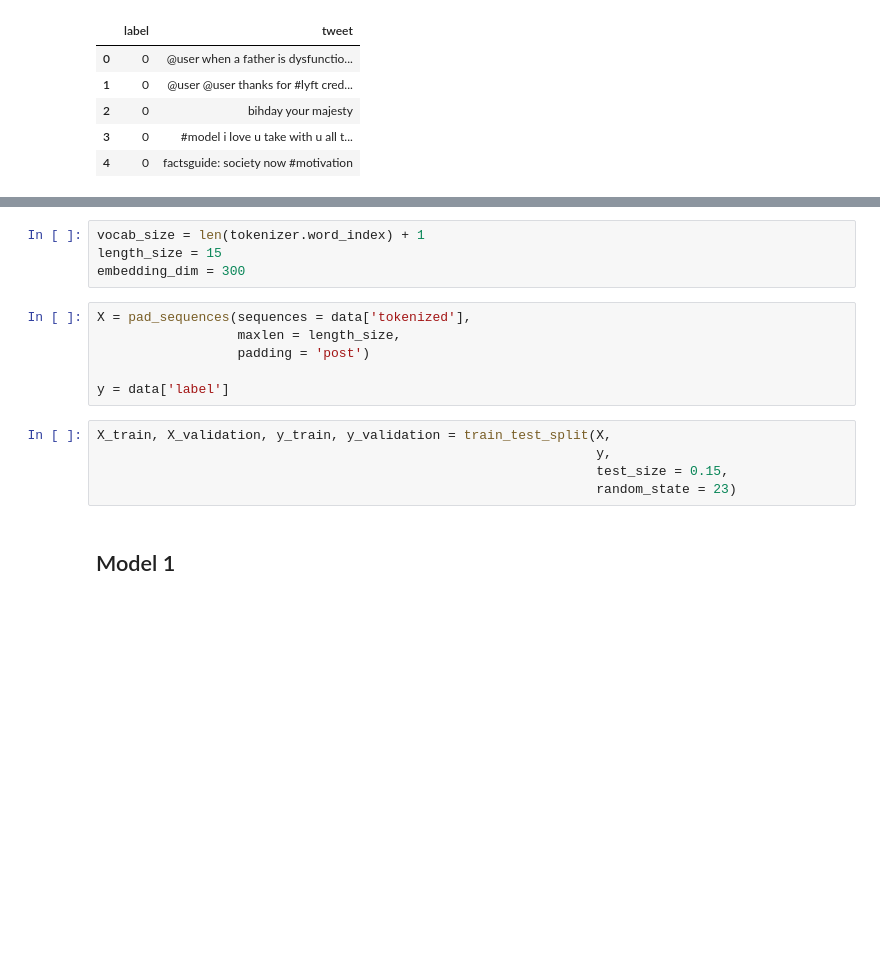
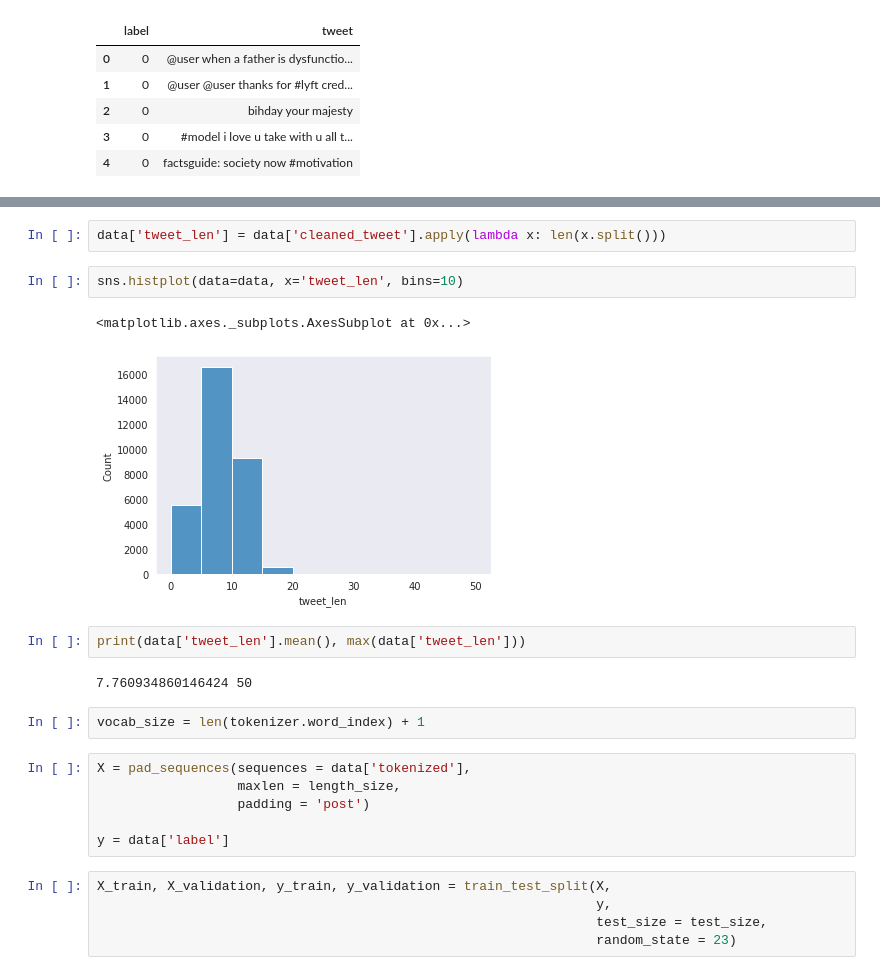
Before and after one commit to rafaelgreca/TFG, a Jupyter notebook: Codigo/Studies/CNN/cnn.ipynb, the cells around one changed output, grey strips where cells are left out. Cells and saved outputs as stored; diff of their text form; blank space fills up the shorter version.

```diff
--- a/Codigo/Studies/CNN/cnn.ipynb
+++ b/Codigo/Studies/CNN/cnn.ipynb
@@ -53,7 +463,16 @@ data.head()
+# %%
+data['tweet_len'] = data['cleaned_tweet'].apply(lambda x: len(x.split()))
+# %%
+sns.histplot(data=data, x='tweet_len', bins=10)
+# %% [output]
+<matplotlib.axes._subplots.AxesSubplot at 0x...>
+[figure, added]
+# %%
+print(data['tweet_len'].mean(), max(data['tweet_len']))
+# %% [output]
+7.760934860146424 50
 # %%
 vocab_size = len(tokenizer.word_index) + 1
-length_size = 15
-embedding_dim = 300
 # %%
 X = pad_sequences(sequences = data['tokenized'],
                   maxlen = length_size,
@@ -63,7 +482,5 @@ y = data['label']
 # %%
 X_train, X_validation, y_train, y_validation = train_test_split(X,
                                                                 y,
-                                                                test_size = 0.15,
+                                                                test_size = test_size,
                                                                 random_state = 23)
-# %% [markdown]
-## Model 1
```
Also changed, not shown: parts of 59 cells of this notebook.
